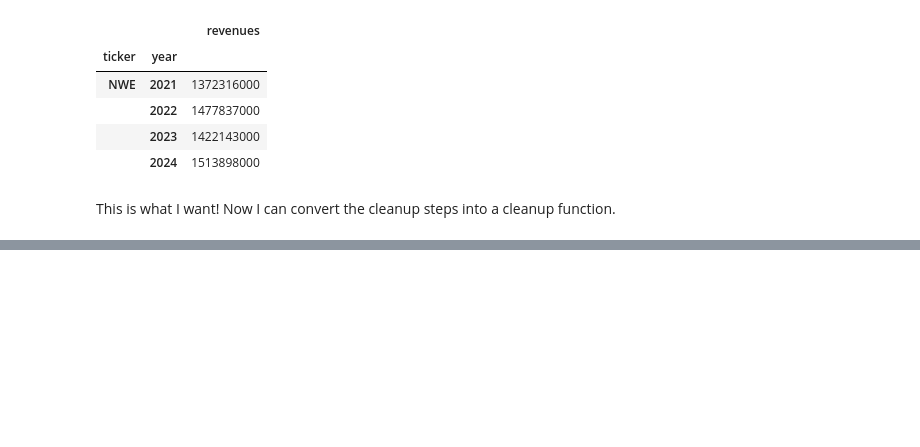
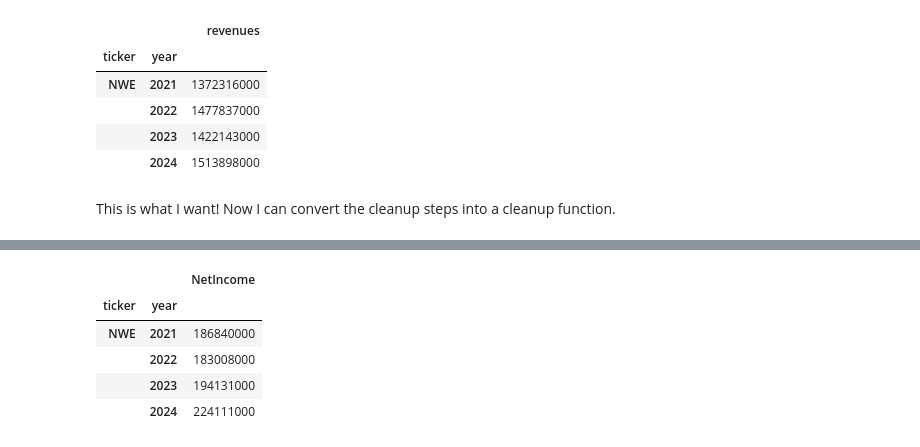
Before and after one commit to DougRoehm/sec-edgar-data, a Jupyter notebook: sec-data-nwe.ipynb, the cells around one changed output, grey strips where cells are left out. Saved outputs shown, nothing was run; the diff lists cells and outputs as text; code cells hidden in the pictures; blank space fills up the shorter version.

```diff
--- a/sec-data-nwe.ipynb
+++ b/sec-data-nwe.ipynb
@@ -453,0 +520,9 @@ This is what I want! Now I can convert the cleanup steps into a cleanup function
+# %%
+df_ni_temp
+# %% [output]
+|  |  | NetIncome |
+| ticker | year |  |
+| NWE | 2021 | 186840000 |
+|  | 2022 | 183008000 |
+|  | 2023 | 194131000 |
+|  | 2024 | 224111000 |
```
Also changed, not shown: parts of 16 cells of this notebook.
